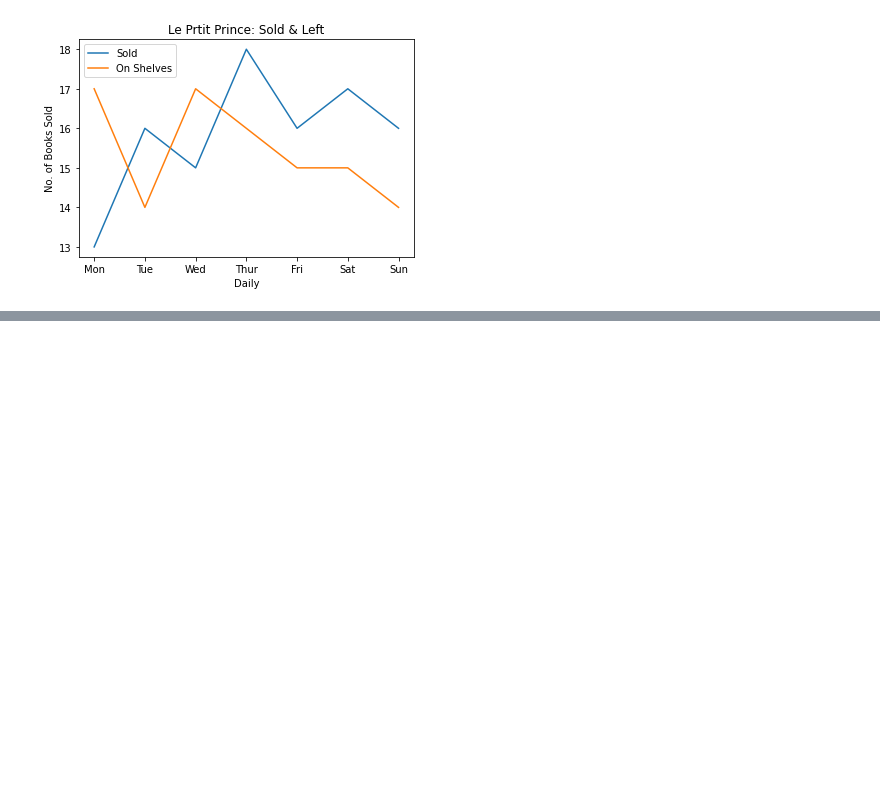
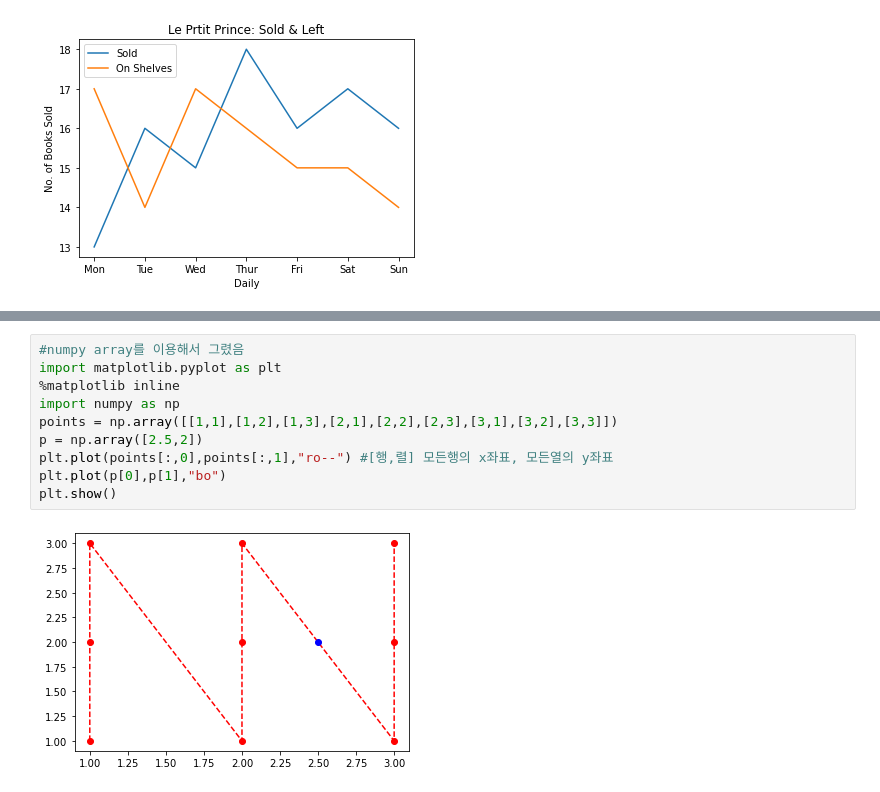
Before and after one commit to eunyeong1328/Study-Alone, a Jupyter notebook: python/BigData/NumpyPlot.ipynb, the cells around one changed output, grey strips where cells are left out. Saved outputs shown, nothing was run; the diff lists cells and outputs as text; blank space fills up the shorter version.

```diff
--- a/python/BigData/NumpyPlot.ipynb
+++ b/python/BigData/NumpyPlot.ipynb
@@ -276,0 +301,12 @@ Text(0.5, 1.0, 'Le Prtit Prince: Sold & Left')
+# %%
+#numpy array를 이용해서 그렸음
+import matplotlib.pyplot as plt
+%matplotlib inline
+import numpy as np
+points = np.array([[1,1],[1,2],[1,3],[2,1],[2,2],[2,3],[3,1],[3,2],[3,3]])
+p = np.array([2.5,2])
+plt.plot(points[:,0],points[:,1],"ro--") #[행,렬] 모든행의 x좌표, 모든열의 y좌표
+plt.plot(p[0],p[1],"bo")
+plt.show()
+# %% [output]
+[figure, added]
```
Also changed, not shown: parts of 54 cells of this notebook.
